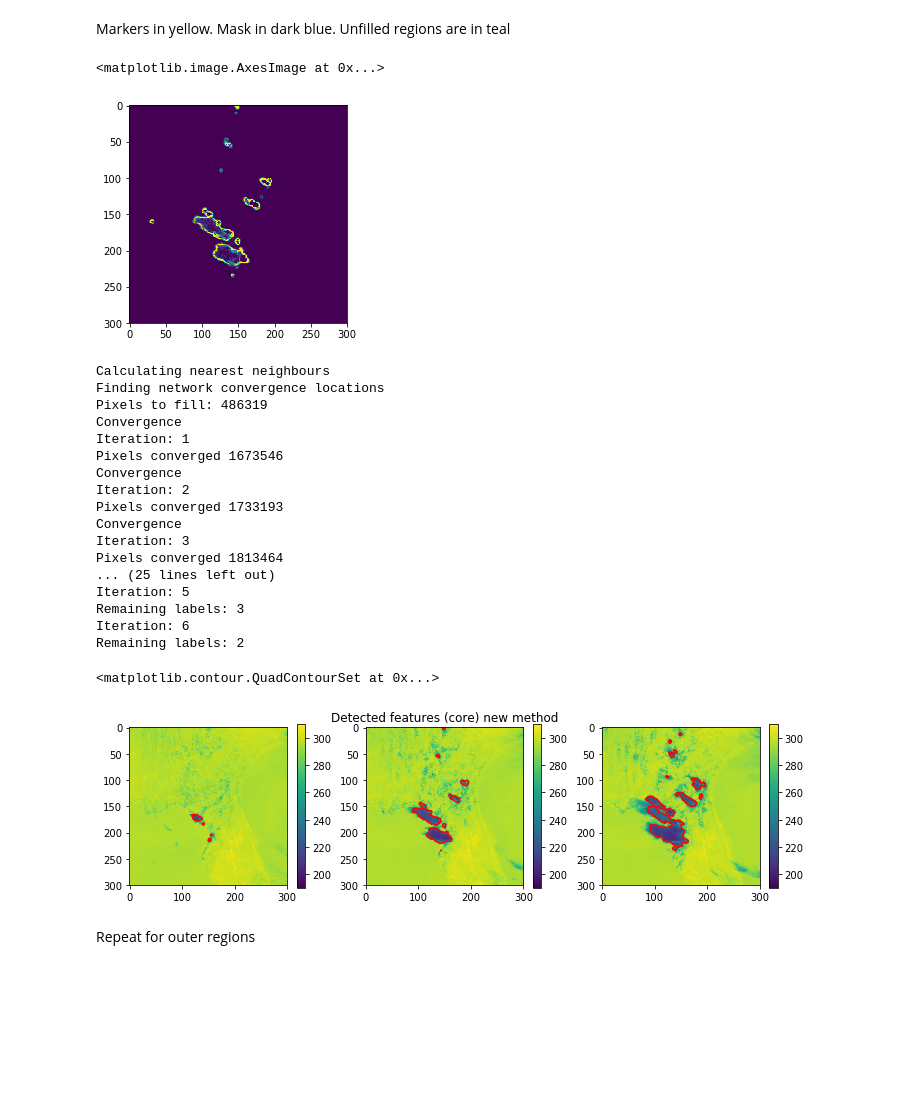
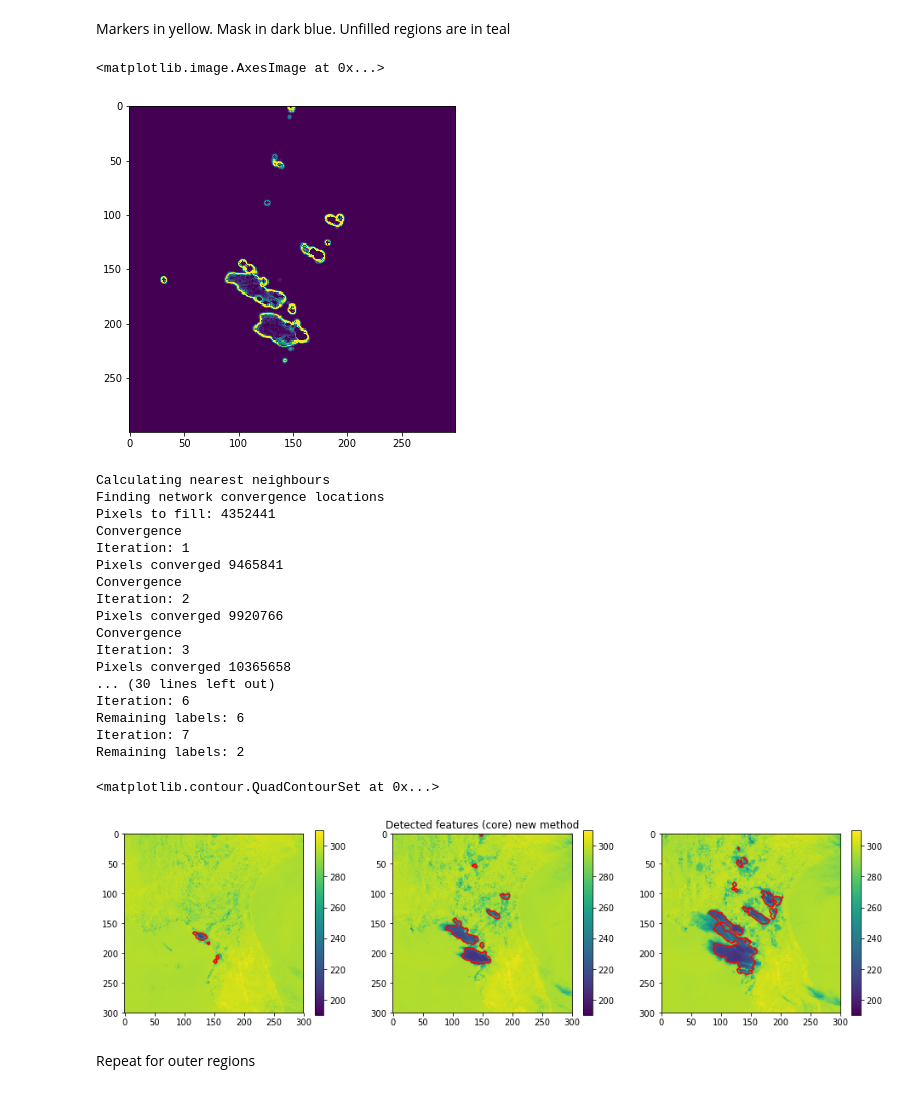
Before and after one commit to w-k-jones/python_toolbox, a Jupyter notebook: examples/Flow_tracking_example.ipynb, the cells around one changed output. Cells and saved outputs as stored; diff of their text form; code cells hidden in the pictures; blank space fills up the shorter version.

```diff
--- a/examples/Flow_tracking_example.ipynb
+++ b/examples/Flow_tracking_example.ipynb
@@ -16,8 +17,8 @@ plt.rcParams.update({'figure.max_open_warning': 0})
 
 base_path = '/gws/nopw/j04/eo_shared_data_vol2/scratch/satellite/GOES16/RadC/'
 
-start_date = datetime(2018,6,19,17)
-end_date = datetime(2018,6,19,19)
+start_date = datetime(2018,6,19,16)
+end_date = datetime(2018,6,20,4)
 doy_start = (start_date - datetime(start_date.year, 1, 1)).days + 1
 doy_end = (end_date - datetime(end_date.year, 1, 1)).days + 1
 
@@ -96,3 +97,8 @@ field_flow = opt_flow.get_flow_func(C13_data, replace_missing=True)
+# %%
+field_flow = opt_flow.get_flow_func(C13_data, replace_missing=True,
+                                    pyr_scale=0.5, levels=6, winsize=31,
+                                    iterations=5, poly_n=7, poly_sigma=1.5,
+                                    flags=cv.OPTFLOW_FARNEBACK_GAUSSIAN)
 # %% [markdown]
 Flow func can now be indexed and the individual vectors accessed separately:
 # %%
@@ -243,10 +247,11 @@ inner_edges = opt_flow.flow_sobel(opt_flow.get_flow_stack(
                                       field_flow).compute().to_masked_array(),
                                   direction='uphill', magnitude=True)
 # %%
-plt.imshow(inner_edges[12],vmin=0,vmax=50)
+plt.figure(figsize=(8,6))
+plt.imshow(inner_edges[24],vmin=0,vmax=50)
 # %% [output]
 <matplotlib.image.AxesImage at 0x...>
-[figure, old version]
+[figure, new version]
 # %%
 # Watershed
 features = opt_flow.flow_network_watershed(inner_edges, markers, field_flow, mask=mask,
@@ -255,39 +260,39 @@ features = opt_flow.flow_network_watershed(inner_edges, markers, field_flow, mas
 # %% [output]
 Calculating nearest neighbours
 Finding network convergence locations
-Pixels to fill: 486319
+Pixels to fill: 4352441
 Convergence
 Iteration: 1
-Pixels converged 1673546
+Pixels converged 9465841
 Convergence
 Iteration: 2
-Pixels converged 1733193
+Pixels converged 9920766
 Convergence
 Iteration: 3
-Pixels converged 1813464
-... (25 lines left out)
-Iteration: 5
-Remaining labels: 3
+Pixels converged 10365658
+... (30 lines left out)
 Iteration: 6
+Remaining labels: 6
+Iteration: 7
 Remaining labels: 2
 # %%
-fig, ax = plt.subplots(1,3,figsize=(12,3))
+fig, ax = plt.subplots(1,3,figsize=(16,4))
 
-m0 = ax[0].imshow(C13_data[0],vmin=190,vmax=310)
+m0 = ax[0].imshow(C13_data[12],vmin=190,vmax=310)
 plt.colorbar(m0, ax=ax[0])
-ax[0].contour(features[0],[0.5],colors=['red'])
+ax[0].contour(features[12],[0.5],colors=['red'])
 
-m1 = ax[1].imshow(C13_data[12],vmin=190,vmax=310)
+m1 = ax[1].imshow(C13_data[24],vmin=190,vmax=310)
 plt.colorbar(m1, ax=ax[1])
-ax[1].contour(features[12],[0.5],colors=['red'])
+ax[1].contour(features[24],[0.5],colors=['red'])
 ax[1].set_title('Detected features (core) new method')
 
-m2 = ax[2].imshow(C13_data[-1],vmin=190,vmax=310)
+m2 = ax[2].imshow(C13_data[36],vmin=190,vmax=310)
 plt.colorbar(m2, ax=ax[2])
-ax[2].contour(features[-1],[0.5],colors=['red'])
+ax[2].contour(features[36],[0.5],colors=['red'])
 # %% [output]
 <matplotlib.contour.QuadContourSet at 0x...>
-[figure, old version]
+[figure, new version]
 # %% [markdown]
 Repeat for outer regions
 # %%
```
Also changed, not shown: parts of 30 cells of this notebook.
